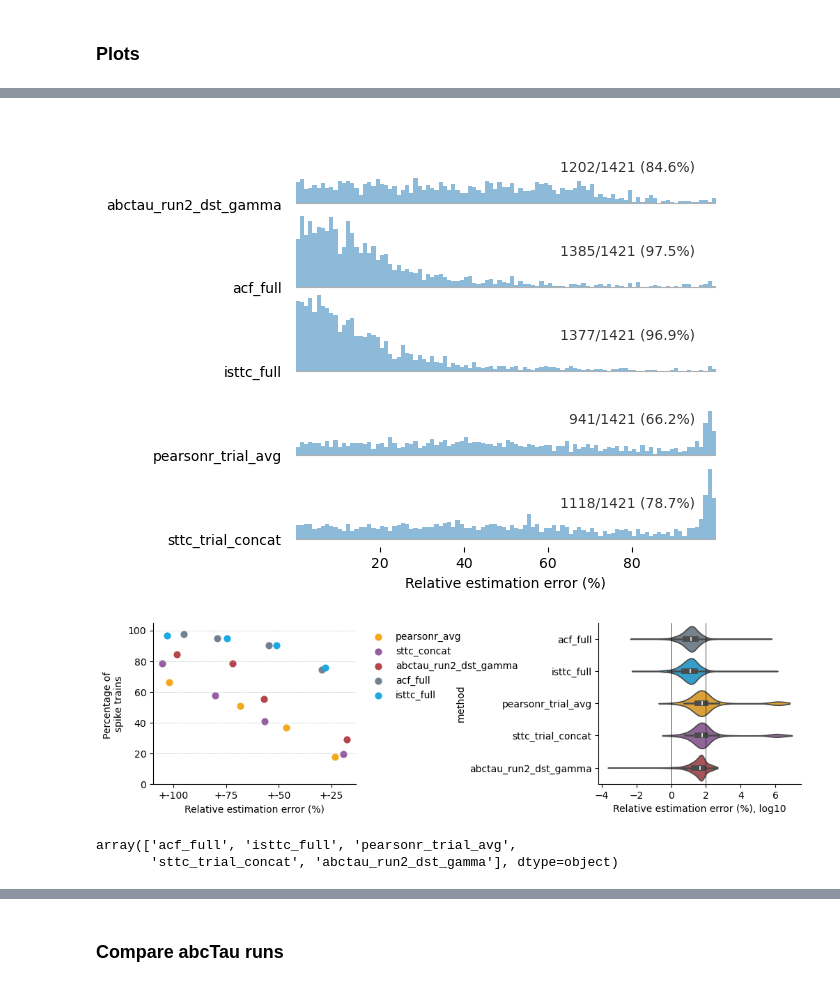
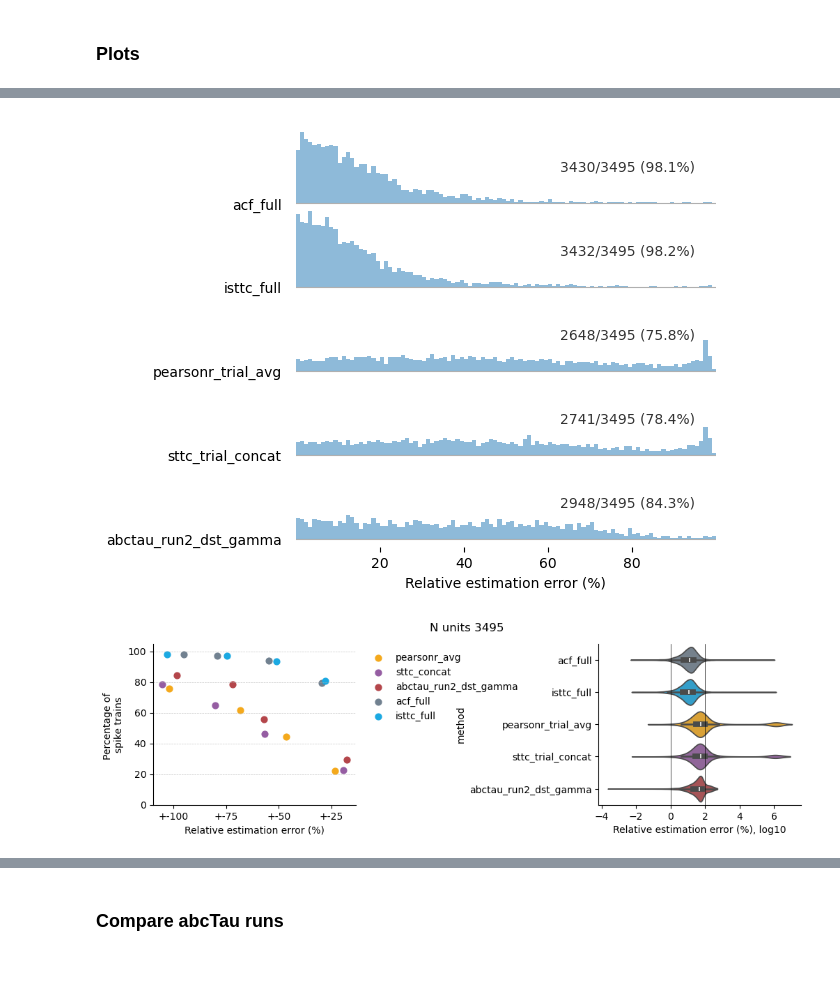
Before and after one commit to iinnpp/isttc, a Jupyter notebook: notebooks/synthetic/plot_taus_with_abctau.ipynb, the cells around one changed output, grey strips where cells are left out. Saved outputs shown, nothing was run; the diff lists cells and outputs as text; code cells hidden in the pictures.

Commit message:
plots for revision

```diff
--- a/notebooks/synthetic/plot_taus_with_abctau.ipynb
+++ b/notebooks/synthetic/plot_taus_with_abctau.ipynb
@@ -54,10 +60,24 @@ def inspect(df, name):
 results_folder = Path(results_folder)
 
 # From summary_tau_all_long_df: four methods in one wide (ACF, iSTTC, PersonR, iSTTC trails (сoncat))
-print('ACF, iSTTC, PersonR, iSTTC trails (сoncat)')
+print('ACF, iSTTC, PersonR, iSTTC trails (сoncat), abcTau')
 df_4_methods = pd.read_pickle(results_folder / "summary_tau_all_long_df_all_units.pkl")
 df_abctau = pd.read_pickle(results_folder / "summary_tau_all_long_df_all_units_abctau.pkl")
 
 inspect(df_4_methods, "df_4_methods (df_4_methods)")
 inspect(df_abctau, "df_abctau (df_abctau)")
+
+# leave only units with all methods (no NaNs and/or r_squared >= 0) - quality thresholds for direct fit
+required = {'acf_full', 'isttc_full', 'pearsonr_trial_avg', 'sttc_trial_concat'}
+df_4_methods_clean = (
+    df_4_methods.groupby("unit_id")
+      .filter(lambda g: (
+          len(g) == 4
+          and set(g["method"]) == required
+          and g.notna().all().all()
+          and (g["fit_r_squared"] >= 0).all()
+      ))
+)
+df_4_methods_clean.reset_index(inplace=True, drop=True)
+print(f'len df_4_methods_clean {len(df_4_methods_clean)}, per method {len(df_4_methods_clean)/4}')
 # %% [output]
@@ -285,4 +340,18 @@ def hexbin_pair(
 # %%
+method_order = [
+    'acf_full',
+    'isttc_full',
+    'pearsonr_trial_avg',
+    'sttc_trial_concat',
+    'abctau_run2_dst_gamma'
+]
+
+df_complete["method"] = pd.Categorical(
+    df_complete["method"],
+    categories=method_order,
+    ordered=True
+)
+
 fig, axes = joypy.joyplot(data=df_complete.query('tau_diff_rel >= 0 and tau_diff_rel <= 100'),
     by='method',
     column='tau_diff_rel',
@@ -302,15 +371,6 @@ fig, axes = joypy.joyplot(data=df_complete.query('tau_diff_rel >= 0 and tau_diff
 axes[-1].set_xlabel('Relative estimation error (%)')
 #fig.suptitle('1000ms trials (n=40) vs full signal, tau = 100ms', y=1.05)
 
-
-method_order = [
-    #'abctau_run1_ou',
-    'abctau_run2_dst_gamma',
-    'acf_full',
-    'isttc_full',
-    'pearsonr_trial_avg',
-    'sttc_trial_concat',
-]
 for ax, method in zip(axes, method_order):
     tot    = tau_plot_long_0_100perc_df.at[method, 'total']
     inn    = tau_plot_long_0_100perc_df.at[method, 'in_range']
@@ -328,36 +388,38 @@ for ax, method in zip(axes, method_order):
 
 if save_fig:
     plt.savefig(fig_folder + 'parametric_abctau_run2_dst_gamma_one_trial_impl_rel_error_hist.png' , bbox_inches='tight', dpi=300)
-    #plt.savefig(fig_folder + 'parametric_abctau_run2_dst_gamma_one_trial_impl_rel_error_hist.svg' , bbox_inches='tight')
+    plt.savefig(fig_folder + 'parametric_abctau_run2_dst_gamma_one_trial_impl_rel_error_hist.svg' , bbox_inches='tight')
 # %% [output]
-[figure, old version]
+[figure, new version]
 # %%
 fig, axes = plt.subplots(1,2, figsize=(12,3))
 plt.subplots_adjust(hspace=0.4, wspace=1.2)
 
 plot_one_threshold_jittered_lines(axes[0],
     tau_plot_error_long_df,
     jitter=0.3, seed=42)
 axes[0].set_ylabel('Percentage of \nspike trains')
 axes[0].set_xlabel('Relative estimation error (%)')
 axes[0].set_ylim([0, 105])
 axes[0].grid(True, which="both", axis='y', linestyle="--", linewidth=0.5, alpha=0.7)
 
 df_complete['tau_diff_rel_log10'] = np.log10(df_complete['tau_diff_rel'])
 method_order = ['acf_full', 'isttc_full', 'pearsonr_trial_avg', 'sttc_trial_concat', 'abctau_run2_dst_gamma']
 sns.violinplot(y='method', x='tau_diff_rel_log10', hue='method', order=method_order, hue_order=method_order,
                palette=colors, data=df_complete , cut=0, ax=axes[1])
 axes[1].axvline(x=0, lw=0.5, c='k')
 axes[1].axvline(x=2, lw=0.5, c='k')
 axes[1].set_xlabel('Relative estimation error (%), log10')
 
 for ax in axes.flat:
     sns.despine(ax=ax)
 
 axes[0].legend(frameon=False, loc='upper left', bbox_to_anchor=(1.02, 1))
 
+fig.suptitle(f'N units {len(tau_full_wide_df)}')
+
 if save_fig:
     plt.savefig(fig_folder + 'parametric_abctau_run2_dst_gamma_taus_rel_error_one_trials_impl.png' , bbox_inches='tight', dpi=300)
-    #plt.savefig(fig_folder + 'parametric_abctau_run2_dst_gamma_taus_rel_error_one_trials_impl.svg' , bbox_inches='tight')
+    plt.savefig(fig_folder + 'parametric_abctau_run2_dst_gamma_taus_rel_error_one_trials_impl.svg' , bbox_inches='tight')
 # %% [output]
-[figure, old version]
+[figure, new version]
@@ -368,5 +425,0 @@ df_complete
-# %%
-df_complete['method'].unique()
-# %% [output]
-array(['acf_full', 'isttc_full', 'pearsonr_trial_avg',
-       'sttc_trial_concat', 'abctau_run2_dst_gamma'], dtype=object)
```
Also changed, not shown: parts of 33 cells of this notebook, 2 other files.
